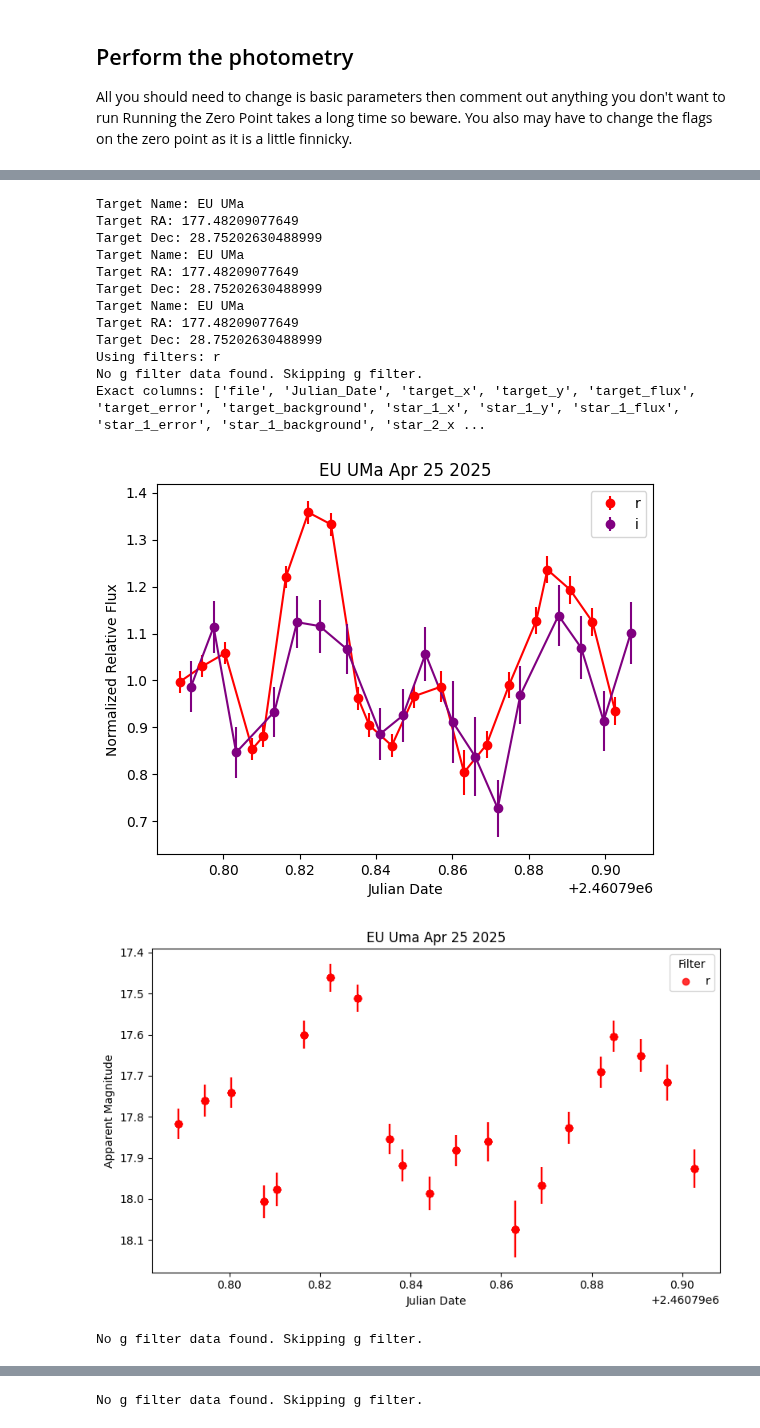
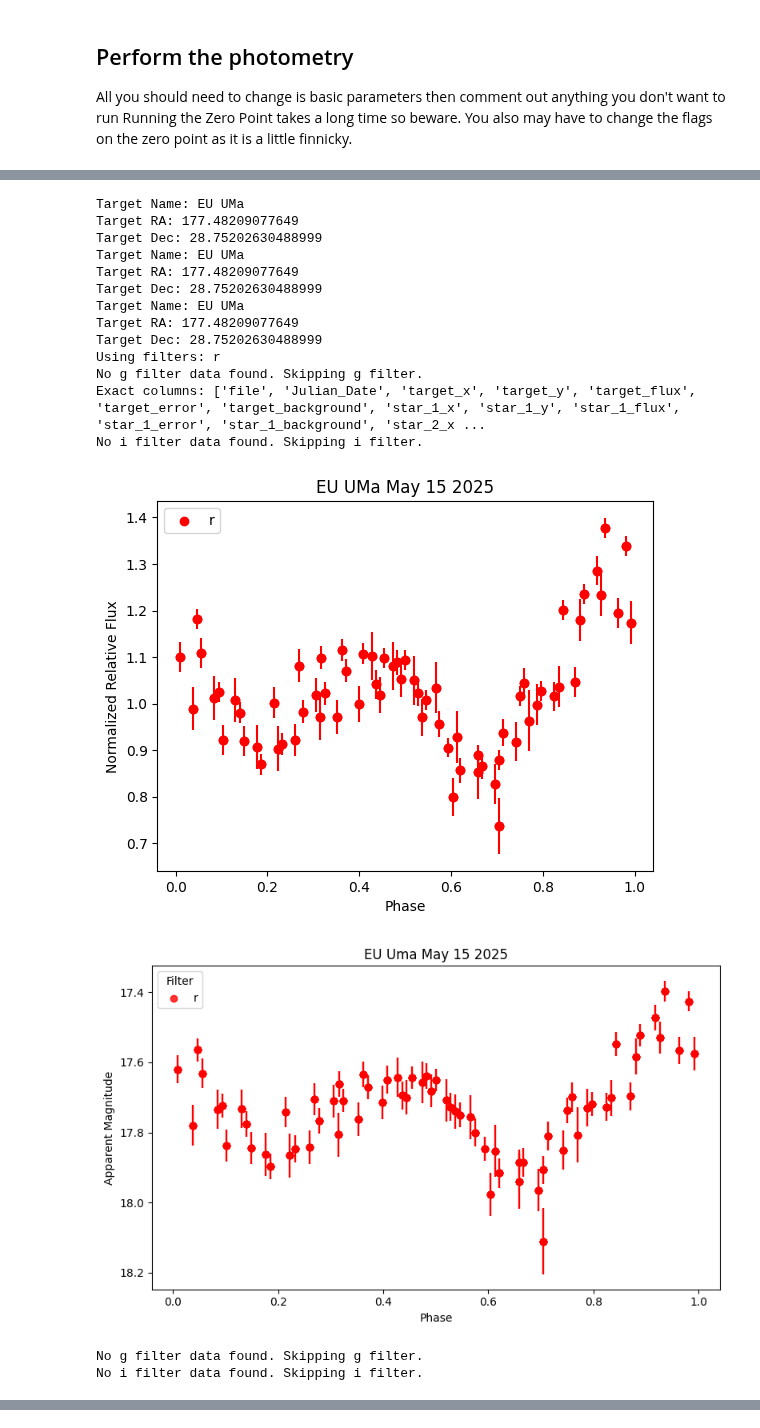
Before and after one commit to astronathalie/MCV, a Jupyter notebook: photstars.ipynb, the cells around one changed output, grey strips where cells are left out. Drawn from its saved outputs; the diff is of its cells as text; code cells hidden in the pictures.

```diff
--- a/photstars.ipynb
+++ b/photstars.ipynb
@@ -1264,10 +1274,10 @@ Running the Zero Point takes a long time so beware.
 You also may have to change the flags on the zero point as it is a little finnicky.
 # %%
 # Set the directory containing the image folders and the filt
-BASE = '/Users/nathaliehaurberg/Data/MagneticCVs/Final/EU_UMa_RLMT_2025-04-25/'
+BASE = '/Users/nathaliehaurberg/Data/MagneticCVs/Final/EU_UMa_RLMT_2025-05-15/'
 
 # set the star list in pixels
-STARS = star_list_pix = [(2624.6403, 1622.5062), (2304.3019, 1717.4914), (2190.5245, 1348.6171), (2761.4971, 1829.6193),(2729.7475, 1495.5722)]
+STARS = star_list_pix = [(3131.1248, 1514.3357), (2304.3019, 1717.4914), (2190.5245, 1348.6171), (2761.4971, 1829.6193),(2729.7475, 1495.5722)]
 
 
 # set the reference image
@@ -1288,7 +1298,7 @@ AN_O = 27
 # Set the filters
 #filters = glob.glob(BASE + '/*/')
 #filters = [os.path.basename(f.rstrip('/\\')) for f in filters]
-filters = ['r', 'i']
+filters = ['r']
 
 pipe = PhotometryPipeline(
     file_dir=BASE,
@@ -1313,8 +1323,8 @@ for filt in filters:
     pipe.perform_var_fwhm_phot(filt, save_ref_star_coords=False, display_apertures=False, save=True, plot=True)
     pipe.calc_ap_ratio(filt, larger_ap=18, mean=True, median=False)
     pipe.find_mags(filt, save=True, save_ref_star_coords=False, display_apertures=False)
-    LightCurvePlotter.plot_relative(file_dir=BASE, filt=filt, title = 'EU UMa Apr 25 2025', phase=False)
-    LightCurvePlotter.plot_absolute(file_dir=BASE, title = 'EU Uma Apr 25 2025', filt=filt, phase=False)
+    LightCurvePlotter.plot_relative(file_dir=BASE, filt=filt, title = 'EU UMa May 15 2025', phase=True, phase_zero=0, period=0.0626292 )
+    LightCurvePlotter.plot_absolute(file_dir=BASE, title = 'EU Uma May 15 2025', filt=filt, phase=True, phase_zero=0, period=0.0626292)
 # %% [output]
 Performing photometry for filter: r
 Target Name: EU UMa
@@ -1324,15 +1334,17 @@ Target Dec: 28.75202630488999
 Target Name: EU UMa
 Target RA: 177.48209077649
 Target Dec: 28.75202630488999
 Target Name: EU UMa
 Target RA: 177.48209077649
 Target Dec: 28.75202630488999
 Target Name: EU UMa
 Target RA: 177.48209077649
 Target Dec: 28.75202630488999
 Using filters: r
 No g filter data found. Skipping g filter.
 Exact columns: ['file', 'Julian_Date', 'target_x', 'target_y', 'target_flux', 'target_error', 'target_background', 'star_1_x', 'star_1_y', 'star_1_flux', 'star_1_error', 'star_1_background', 'star_2_x ...
+No i filter data found. Skipping i filter.
-[figure, old version]
+[figure, new version]
-[figure, old version]
+[figure, new version]
 No g filter data found. Skipping g filter.
+No i filter data found. Skipping i filter.
@@ -1364 +1351,0 @@ Exact columns: ['file', 'Julian_Date', 'target_x', 'target_y', 'target_flux', 't
-No g filter data found. Skipping g filter.
```
Also changed, not shown: parts of 2 cells of this notebook.
